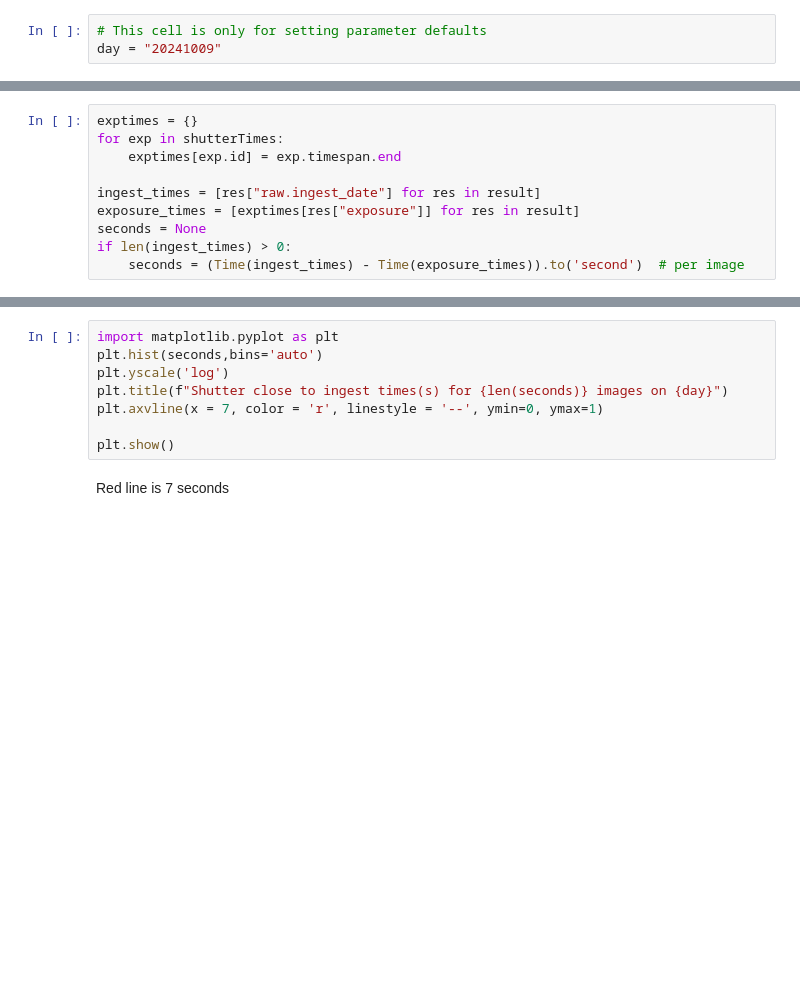
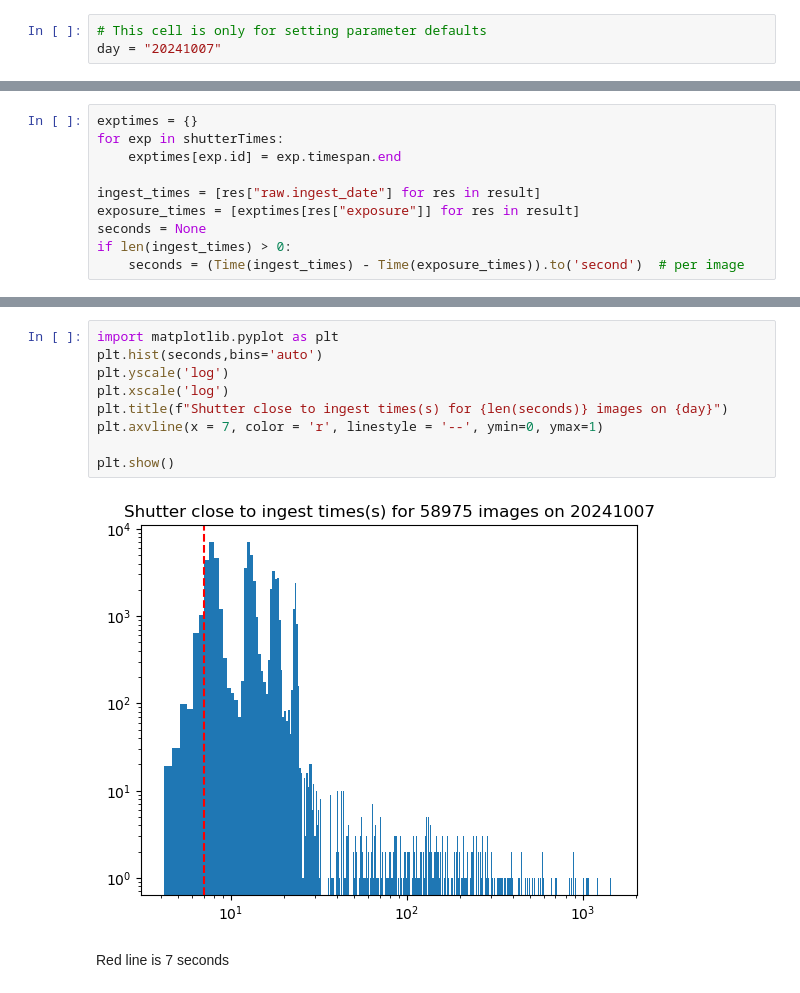
Before and after one commit to lsst-dm/image-transfers-info, a Jupyter notebook: ImageLatency-Summit-USDF.ipynb, the cells around one changed output, grey strips where cells are left out. Saved outputs shown, nothing was run; the diff lists cells and outputs as text; blank space fills up the shorter version.

```diff
--- a/ImageLatency-Summit-USDF.ipynb
+++ b/ImageLatency-Summit-USDF.ipynb
@@ -2,7 +2,7 @@
 # Latency of image arrival at USDF after shutter close on LSSTCam
 # %%
 # This cell is only for setting parameter defaults
-day = "20241009"
+day = "20241007"
 # %%
 from lsst.daf.butler import Butler
 from lsst.daf.butler.registry import Registry
@@ -122,11 +138,14 @@ print (f"Time between shutter close and ingest median:{np.median(seconds)}, mean
 # %%
 import matplotlib.pyplot as plt
 plt.hist(seconds,bins='auto')
 plt.yscale('log')
+plt.xscale('log')
 plt.title(f"Shutter close to ingest times(s) for {len(seconds)} images on {day}")
 plt.axvline(x = 7, color = 'r', linestyle = '--', ymin=0, ymax=1)
 
 plt.show()
+# %% [output]
+[figure, added]
 # %% [markdown]
 Red line is 7 seconds
 # %% [markdown]
```
Also changed, not shown: parts of 8 cells of this notebook.
